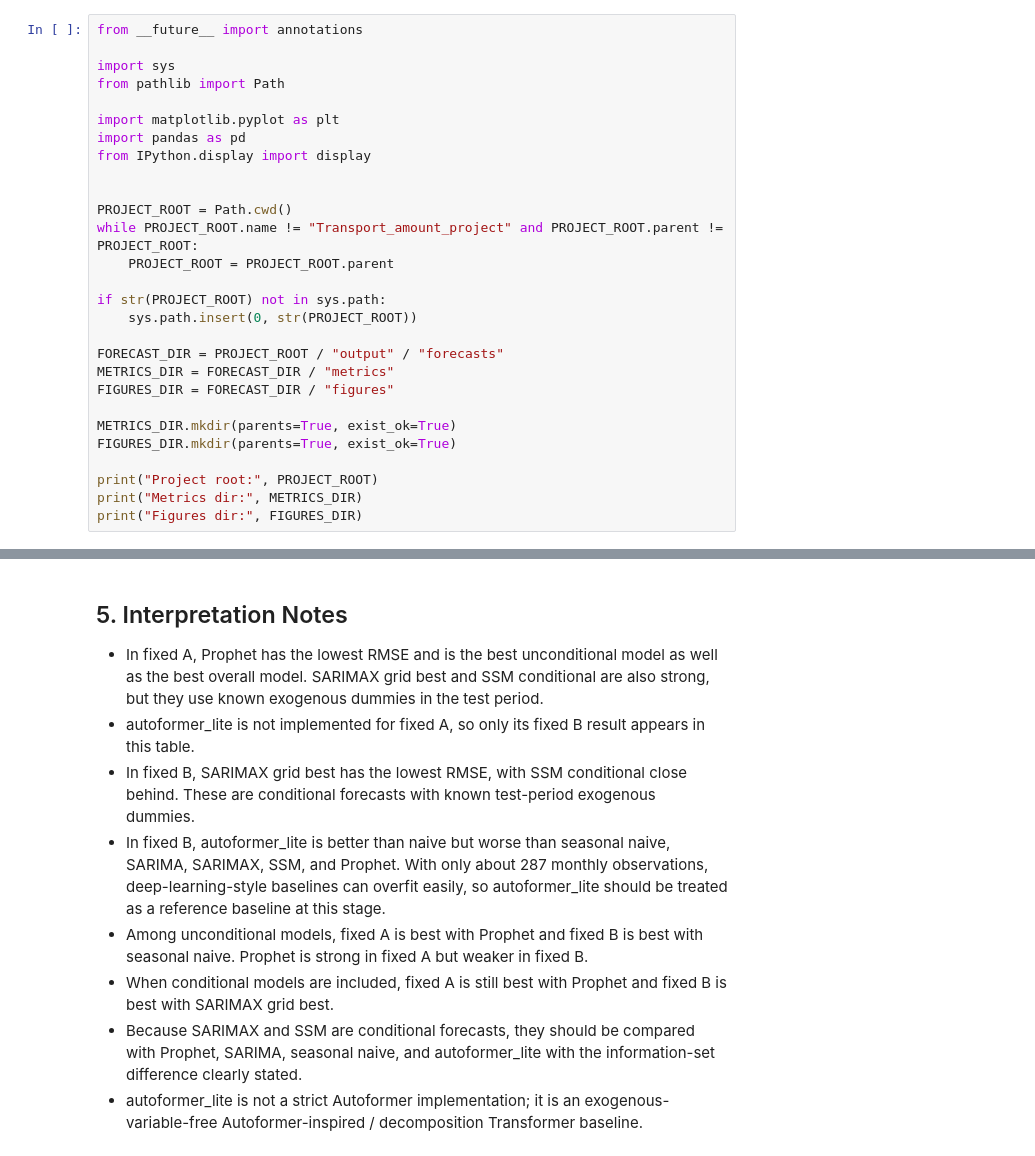
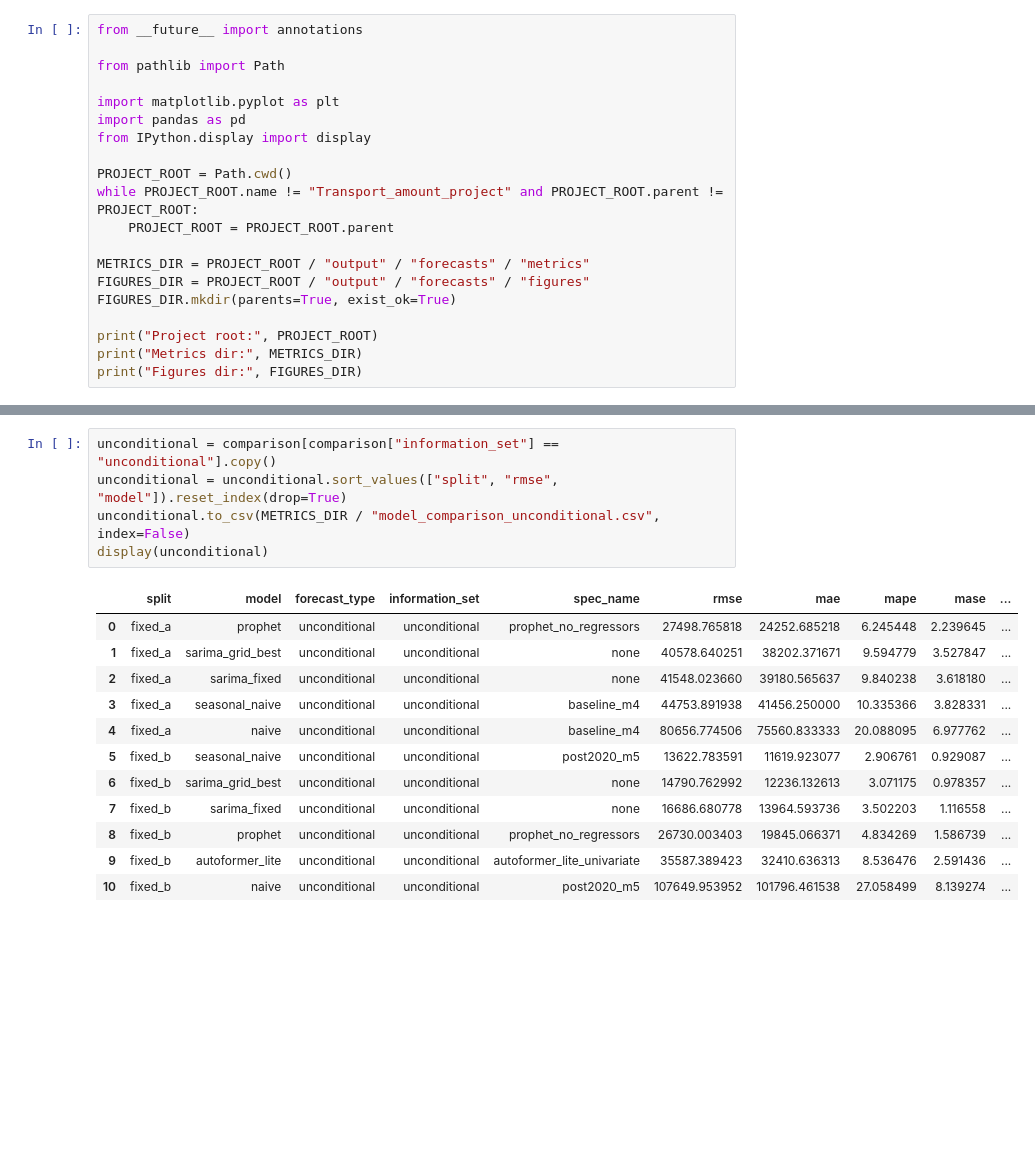
Before and after one commit to Fuga420/Transport_amount_project, a Jupyter notebook: notebooks/forecasting/05_model_comparison.ipynb, the cells around one changed output, grey strips where cells are left out. Drawn from its saved outputs; the diff is of its cells as text; blank space fills up the shorter version.

Commit message:
Separate forecast comparisons by information set

```diff
--- a/notebooks/forecasting/05_model_comparison.ipynb
+++ b/notebooks/forecasting/05_model_comparison.ipynb
@@ -7,26 +12,18 @@ The comparison covers naive, seasonal naive, SARIMA fixed, SARIMAX fixed, SARIMA
 # %%
 from __future__ import annotations
 
-import sys
 from pathlib import Path
 
 import matplotlib.pyplot as plt
 import pandas as pd
 from IPython.display import display
 
-
 PROJECT_ROOT = Path.cwd()
 while PROJECT_ROOT.name != "Transport_amount_project" and PROJECT_ROOT.parent != PROJECT_ROOT:
     PROJECT_ROOT = PROJECT_ROOT.parent
 
-if str(PROJECT_ROOT) not in sys.path:
-    sys.path.insert(0, str(PROJECT_ROOT))
-
-FORECAST_DIR = PROJECT_ROOT / "output" / "forecasts"
-METRICS_DIR = FORECAST_DIR / "metrics"
-FIGURES_DIR = FORECAST_DIR / "figures"
-
-METRICS_DIR.mkdir(parents=True, exist_ok=True)
+METRICS_DIR = PROJECT_ROOT / "output" / "forecasts" / "metrics"
+FIGURES_DIR = PROJECT_ROOT / "output" / "forecasts" / "figures"
 FIGURES_DIR.mkdir(parents=True, exist_ok=True)
 
 print("Project root:", PROJECT_ROOT)
@@ -297,11 +214,18 @@ print("Saved model comparison figures.")
-# %% [markdown]
-## 5. Interpretation Notes
-
-- In fixed A, Prophet has the lowest RMSE and is the best unconditional model as well as the best overall model. SARIMAX grid best and SSM conditional are also strong, but they use known exogenous dummies in the test period.
-- autoformer_lite is not implemented for fixed A, so only its fixed B result appears in this table.
-- In fixed B, SARIMAX grid best has the lowest RMSE, with SSM conditional close behind. These are conditional forecasts with known test-period exogenous dummies.
-- In fixed B, autoformer_lite is better than naive but worse than seasonal naive, SARIMA, SARIMAX, SSM, and Prophet. With only about 287 monthly observations, deep-learning-style baselines can overfit easily, so autoformer_lite should be treated as a reference baseline at this stage.
-- Among unconditional models, fixed A is best with Prophet and fixed B is best with seasonal naive. Prophet is strong in fixed A but weaker in fixed B.
-- When conditional models are included, fixed A is still best with Prophet and fixed B is best with SARIMAX grid best.
-- Because SARIMAX and SSM are conditional forecasts, they should be compared with Prophet, SARIMA, seasonal naive, and autoformer_lite with the information-set difference clearly stated.
-- autoformer_lite is not a strict Autoformer implementation; it is an exogenous-variable-free Autoformer-inspired / decomposition Transformer baseline.
+# %%
+unconditional = comparison[comparison["information_set"] == "unconditional"].copy()
+unconditional = unconditional.sort_values(["split", "rmse", "model"]).reset_index(drop=True)
+unconditional.to_csv(METRICS_DIR / "model_comparison_unconditional.csv", index=False)
+display(unconditional)
+# %% [output]
+|  | split | model | forecast_type | information_set | spec_name | rmse | mae | mape | mase | ... |
+| 0 | fixed_a | prophet | unconditional | unconditional | prophet_no_regressors | 27498.765818 | 24252.685218 | 6.245448 | 2.239645 | ... |
+| 1 | fixed_a | sarima_grid_best | unconditional | unconditional | none | 40578.640251 | 38202.371671 | 9.594779 | 3.527847 | ... |
+| 2 | fixed_a | sarima_fixed | unconditional | unconditional | none | 41548.023660 | 39180.565637 | 9.840238 | 3.618180 | ... |
+| 3 | fixed_a | seasonal_naive | unconditional | unconditional | baseline_m4 | 44753.891938 | 41456.250000 | 10.335366 | 3.828331 | ... |
+| 4 | fixed_a | naive | unconditional | unconditional | baseline_m4 | 80656.774506 | 75560.833333 | 20.088095 | 6.977762 | ... |
+| 5 | fixed_b | seasonal_naive | unconditional | unconditional | post2020_m5 | 13622.783591 | 11619.923077 | 2.906761 | 0.929087 | ... |
+| 6 | fixed_b | sarima_grid_best | unconditional | unconditional | none | 14790.762992 | 12236.132613 | 3.071175 | 0.978357 | ... |
+| 7 | fixed_b | sarima_fixed | unconditional | unconditional | none | 16686.680778 | 13964.593736 | 3.502203 | 1.116558 | ... |
+| 8 | fixed_b | prophet | unconditional | unconditional | prophet_no_regressors | 26730.003403 | 19845.066371 | 4.834269 | 1.586739 | ... |
+| 9 | fixed_b | autoformer_lite | unconditional | unconditional | autoformer_lite_univariate | 35587.389423 | 32410.636313 | 8.536476 | 2.591436 | ... |
+| 10 | fixed_b | naive | unconditional | unconditional | post2020_m5 | 107649.953952 | 101796.461538 | 27.058499 | 8.139274 | ... |
```
Also changed, not shown: parts of 24 cells of this notebook, 6 other files.
